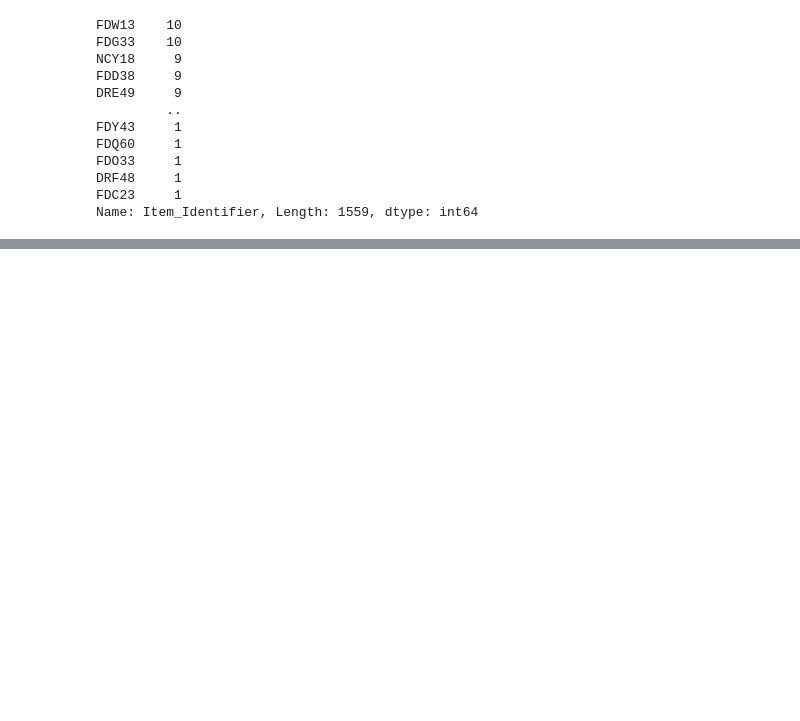
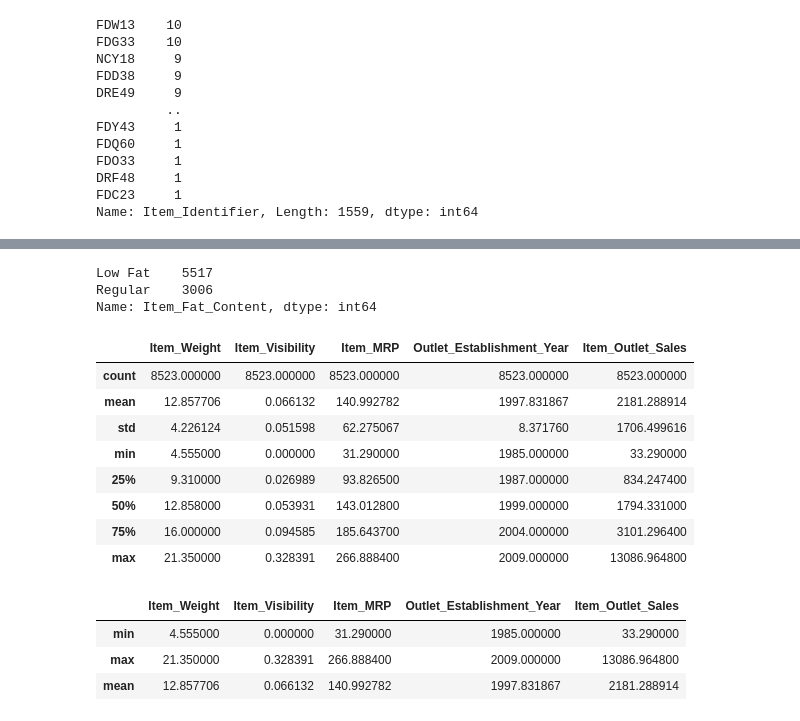
Before and after one commit to mikemenj/sales-predictions, a Jupyter notebook: Sales_Predicitons.ipynb, the cells around one changed output, grey strips where cells are left out. Saved outputs shown, nothing was run; the diff lists cells and outputs as text; code cells hidden in the pictures; blank space fills up the shorter version.

```diff
--- a/Sales_Predicitons.ipynb
+++ b/Sales_Predicitons.ipynb
@@ -157,3 +157,39 @@ df[df.loc[:,'Item_Identifier']=='FDW13']
 | 7029 | FDW13 | 8.500 | Low Fat | 0.097803 | Canned | 50.5324 | ... |
 | 8025 | FDW13 | 12.858 | Low Fat | 0.171384 | Canned | 50.5324 | ... |
 | 8032 | FDW13 | 8.500 | Low Fat | 0.097885 | Canned | 52.5324 | ... |
+# %%
+df.loc[:,'Item_Fat_Content'].value_counts()
+# %% [output]
+Low Fat    5517
+Regular    3006
+Name: Item_Fat_Content, dtype: int64
+# %%
+df.loc[:,'Item_Fat_Content'] = df.loc[:,'Item_Fat_Content'].replace('LF','Low Fat') #replace 'LF' with 'Low Fat'
+# %%
+df.loc[:,'Item_Fat_Content'] = df.loc[:,'Item_Fat_Content'].replace('reg','Regular') #replace 'reg' with 'Regular'
+# %%
+df.loc[:,'Item_Fat_Content'] = df.loc[:,'Item_Fat_Content'].replace('low fat','Low Fat') #replace 'low fat' with 'Low Fat'
+# %%
+df.describe() #min, max, mean of each numeric column
+#Item_Weight      min 4.56, max 21.35, mean 12.86
+#Item Visibility  min 0.00, max 0.33, mean 12.86
+#Item MRP         min 31.29, max 266.89, mean 140.99
+#Outlet Establishment Year min 1985, max 2009, mean 1998
+#Item Outlet Sales min 33.29, max 13086.96, mean 2181.29
+# %% [output]
+|  | Item_Weight | Item_Visibility | Item_MRP | Outlet_Establishment_Year | Item_Outlet_Sales |
+| count | 8523.000000 | 8523.000000 | 8523.000000 | 8523.000000 | 8523.000000 |
+| mean | 12.857706 | 0.066132 | 140.992782 | 1997.831867 | 2181.288914 |
+| std | 4.226124 | 0.051598 | 62.275067 | 8.371760 | 1706.499616 |
+| min | 4.555000 | 0.000000 | 31.290000 | 1985.000000 | 33.290000 |
+| 25% | 9.310000 | 0.026989 | 93.826500 | 1987.000000 | 834.247400 |
+| 50% | 12.858000 | 0.053931 | 143.012800 | 1999.000000 | 1794.331000 |
+| 75% | 16.000000 | 0.094585 | 185.643700 | 2004.000000 | 3101.296400 |
+| max | 21.350000 | 0.328391 | 266.888400 | 2009.000000 | 13086.964800 |
+# %%
+df.describe().loc[['min','max','mean']]
+# %% [output]
+|  | Item_Weight | Item_Visibility | Item_MRP | Outlet_Establishment_Year | Item_Outlet_Sales |
+| min | 4.555000 | 0.000000 | 31.290000 | 1985.000000 | 33.290000 |
+| max | 21.350000 | 0.328391 | 266.888400 | 2009.000000 | 13086.964800 |
+| mean | 12.857706 | 0.066132 | 140.992782 | 1997.831867 | 2181.288914 |
```
Also changed, not shown: parts of 2 cells of this notebook.
